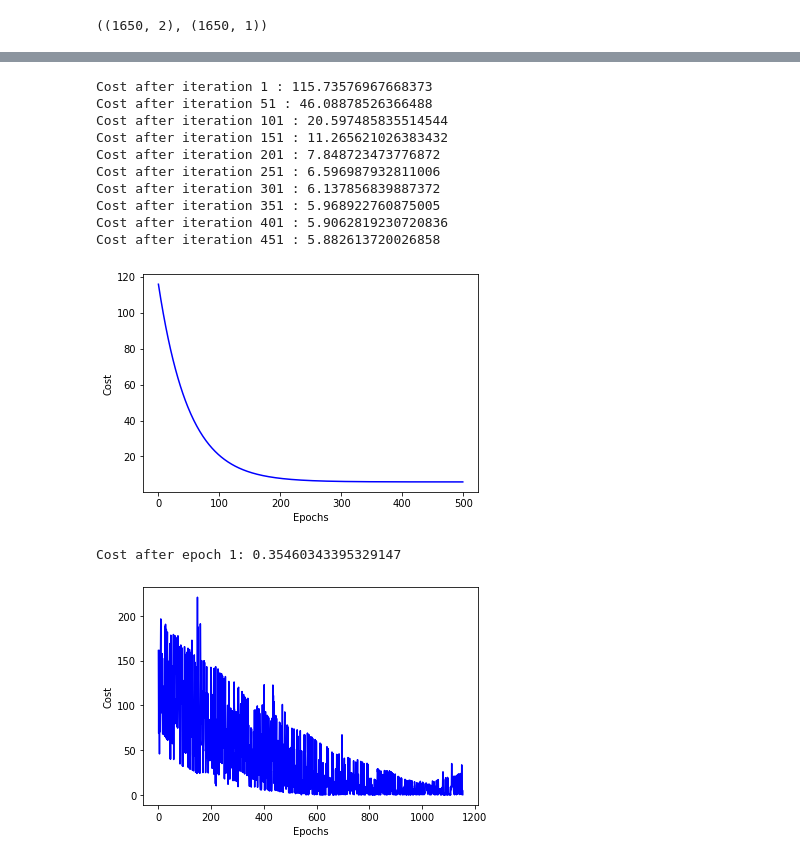
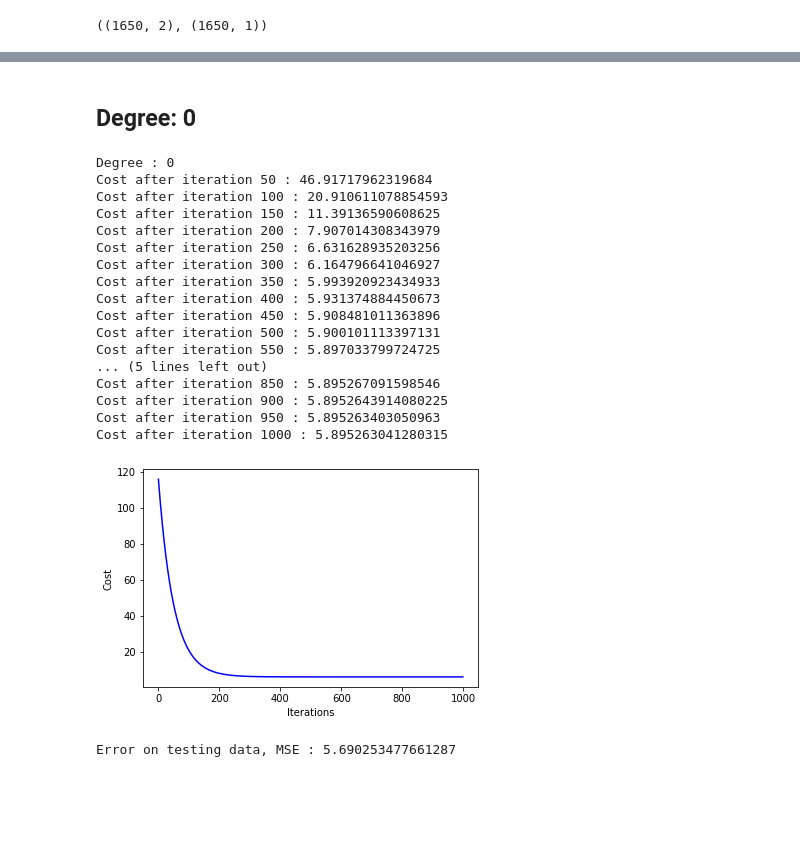
Before and after one commit to CyberKnight1803/FoDS_Assigments, a Jupyter notebook: Assignment-1/model.ipynb, the cells around one changed output, grey strips where cells are left out. Drawn from its saved outputs; the diff is of its cells as text; code cells hidden in the pictures; blank space fills up the shorter version.

Commit message:
Add plots

```diff
--- a/Assignment-1/model.ipynb
+++ b/Assignment-1/model.ipynb
@@ -24,8 +23,3 @@ y = y.reshape(-1, 1)
 X.shape, y.shape
 # %% [output]
 ((1650, 2), (1650, 1))
-# %%
-# Testuing for degree 2
-X = polynomialFeatures(X, degree=2)
-X_train, X_test, y_train, y_test = train_test_split(X, y, 42)
-X_train, X_test = standardize(X_train, X_test)
@@ -38,16 +25,0 @@ pr.train(X_train, y_train)
-# %%
-from model import PolynomialRegression
-pr = PolynomialRegression(6, learning_rate=0.01, n_iters=500)
-pr.train(X_train, y_train)
-# %% [output]
-Cost after iteration 1 : 115.73576967668373
-Cost after iteration 51 : 46.08878526366488
-Cost after iteration 101 : 20.597485835514544
-Cost after iteration 151 : 11.265621026383432
-Cost after iteration 201 : 7.848723473776872
-Cost after iteration 251 : 6.596987932811006
-Cost after iteration 301 : 6.137856839887372
-Cost after iteration 351 : 5.968922760875005
-Cost after iteration 401 : 5.9062819230720836
-Cost after iteration 451 : 5.882613720026858
-[figure, removed]
@@ -56,5 +25,0 @@ pr_2 = PolynomialRegression(6, learning_rate=0.001, n_iters=1, GD='StochasticGD'
-# %%
-pr_2.train(X_train, y_train)
-# %% [output]
-Cost after epoch 1: 0.35460343395329147
-[figure, removed]
@@ -60,0 +31,38 @@ Cost after epoch 1: 0.35460343395329147
+# %% [markdown]
+## Degree: 0
+# %%
+degree=0
+X_new = polynomialFeatures(X, degree=degree)
+X_train, X_test, y_train, y_test = train_test_split(X_new, y, 42)
+X_train, X_test = standardize(X_train, X_test)
+
+print(f"Degree : {degree}")
+pr = PolynomialRegression(X_train.shape[0], degree=degree, learning_rate=0.01, epochs=1000, GD='BatchGD')
+pr.train(X_train, y_train)
+# %% [output]
+Degree : 0
+Cost after iteration 50 : 46.91717962319684
+Cost after iteration 100 : 20.910611078854593
+Cost after iteration 150 : 11.39136590608625
+Cost after iteration 200 : 7.907014308343979
+Cost after iteration 250 : 6.631628935203256
+Cost after iteration 300 : 6.164796641046927
+Cost after iteration 350 : 5.993920923434933
+Cost after iteration 400 : 5.931374884450673
+Cost after iteration 450 : 5.908481011363896
+Cost after iteration 500 : 5.900101113397131
+Cost after iteration 550 : 5.897033799724725
+... (5 lines left out)
+Cost after iteration 850 : 5.895267091598546
+Cost after iteration 900 : 5.8952643914080225
+Cost after iteration 950 : 5.895263403050963
+Cost after iteration 1000 : 5.895263041280315
+[figure, added]
+# %%
+test_mse = pr.evaluate(X_test, y_test)
+print(f"Error on testing data, MSE : {test_mse}")
+
+BGD_MSE_train.append(pr.costs[-1])
+BGD_MSE_test.append(test_mse)
+# %% [output]
+Error on testing data, MSE : 5.690253477661287
```
Also changed, not shown: parts of 54 cells of this notebook, 5 other files.
